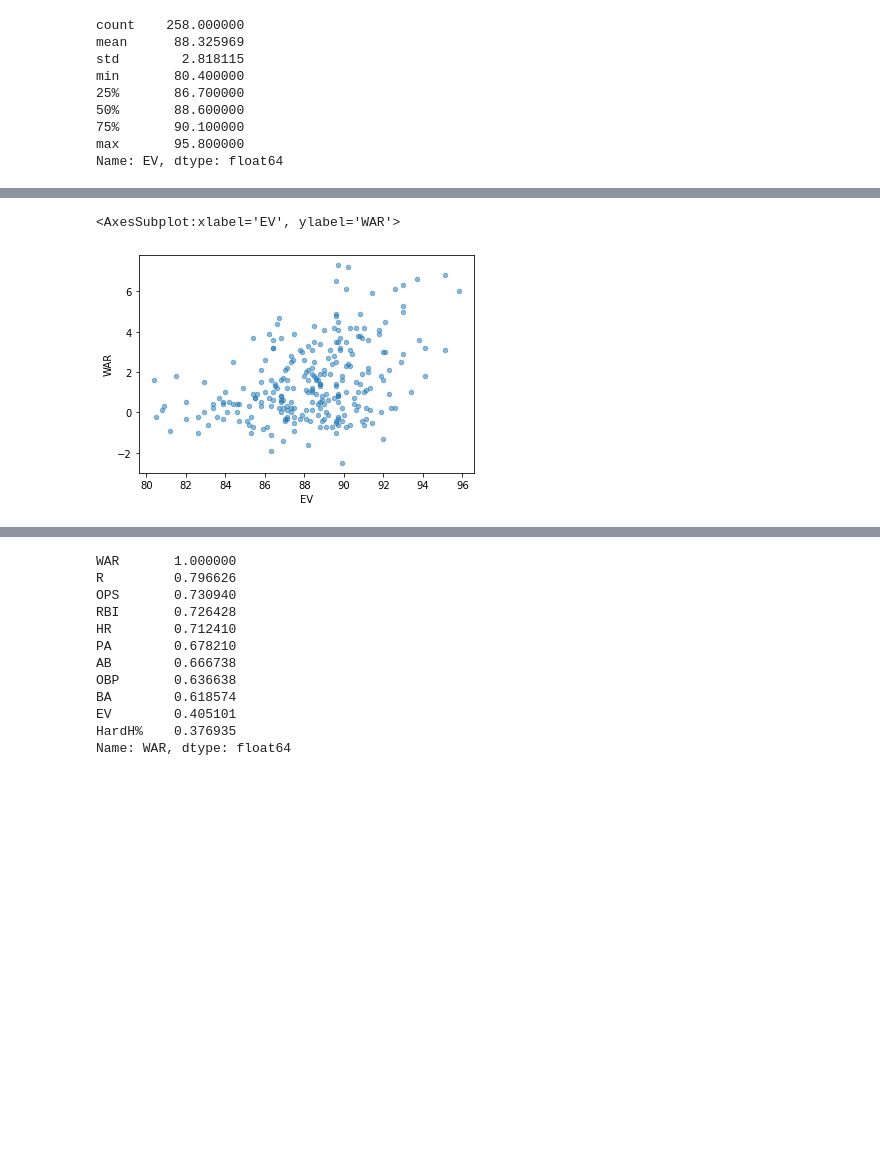
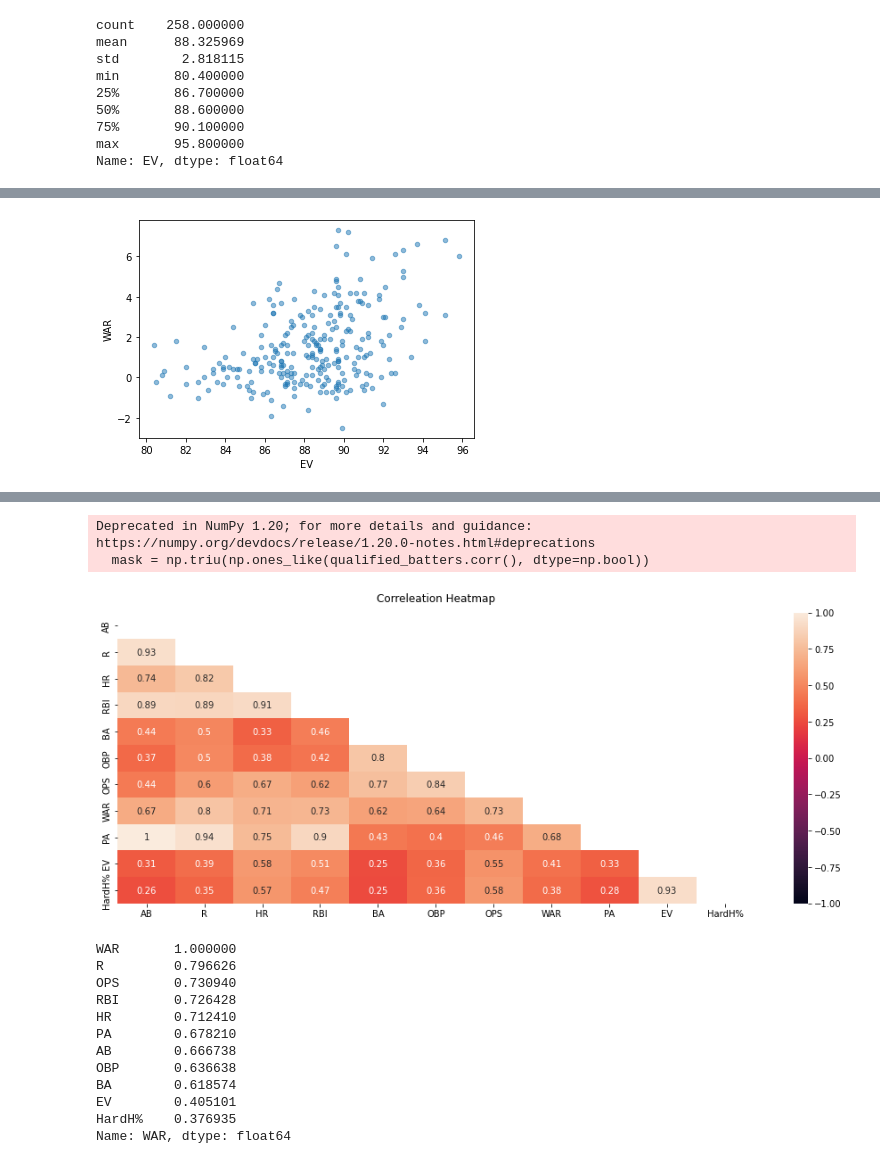
Before and after one commit to nrossidb/MLB-hard-hits-to-player-value, a Jupyter notebook: code_and_data/01_cleaning_and_eda.ipynb, the cells around one changed output, grey strips where cells are left out. Saved outputs shown, nothing was run; the diff lists cells and outputs as text; code cells hidden in the pictures; blank space fills up the shorter version.

```diff
--- a/code_and_data/01_cleaning_and_eda.ipynb
+++ b/code_and_data/01_cleaning_and_eda.ipynb
@@ -312,8 +315,8 @@ qualified_batters.plot.scatter(x='HardH%', y='WAR', alpha=.5)
 [figure]
 # %%
-qualified_batters.plot.scatter(x='EV', y='WAR', alpha=.5)
+ev_scatter = qualified_batters.plot.scatter(x='EV', y='WAR', alpha=.5)
+plt.savefig('ev_scatter.png', facecolor = 'white')
 # %% [output]
-<AxesSubplot:xlabel='EV', ylabel='WAR'>
 [figure]
 # %%
 qualified_batters.corr()
@@ -330,6 +333,18 @@ qualified_batters.corr()
 | PA | 0.997300 | 0.940450 | 0.749960 | 0.898108 | 0.434902 | 0.401142 | 0.457448 | 0.678210 | 1.000000 | 0.329025 | 0.276365 |
 | EV | 0.312120 | 0.388249 | 0.583417 | 0.508362 | 0.252302 | 0.355930 | 0.551971 | 0.405101 | 0.329025 | 1.000000 | 0.926236 |
 | HardH% | 0.259642 | 0.350806 | 0.568077 | 0.466001 | 0.249717 | 0.362052 | 0.575422 | 0.376935 | 0.276365 | 0.926236 | 1.000000 |
+# %%
+plt.figure(figsize=(16, 6))
+
+mask = np.triu(np.ones_like(qualified_batters.corr(), dtype=np.bool))
+corr_heatmap = sns.heatmap(qualified_batters.corr(), mask=mask, vmin=-1, vmax=1, annot=True)
+
+corr_heatmap.set_title('Correleation Heatmap', fontdict={'fontsize':12},pad=12)
+plt.savefig('corr_heatmap.png', facecolor='white')
+# %% [output]
+Deprecated in NumPy 1.20; for more details and guidance: https://numpy.org/devdocs/release/1.20.0-notes.html#deprecations
+  mask = np.triu(np.ones_like(qualified_batters.corr(), dtype=np.bool))
+[figure, added]
 # %%
 qualified_batters.corr()['WAR'].sort_values(ascending=False)
 # %% [output]
```
Also changed, not shown: parts of 10 cells of this notebook, 16 other files.
